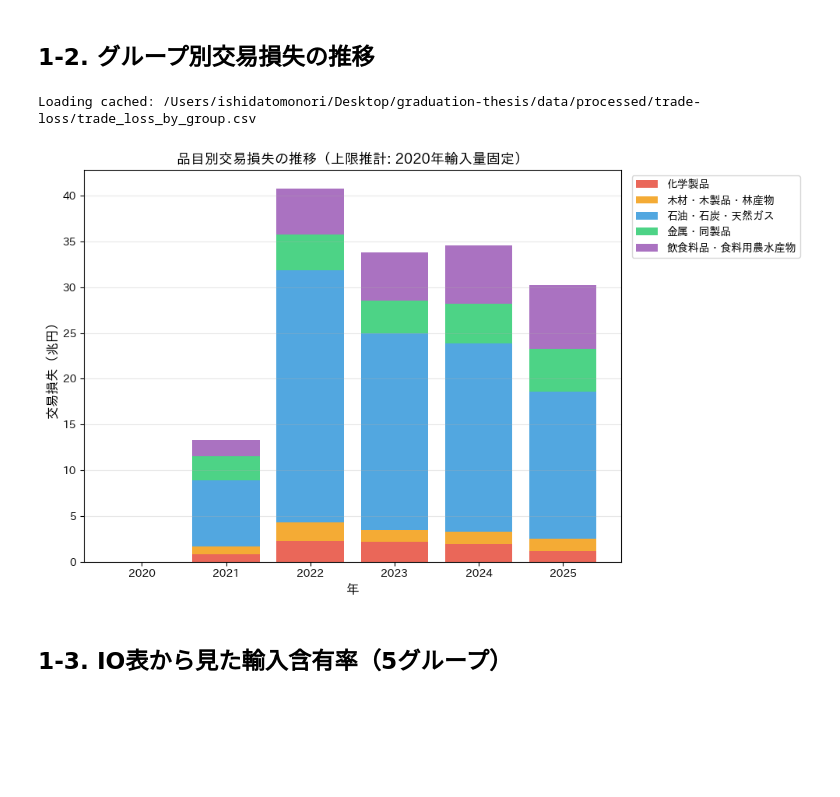
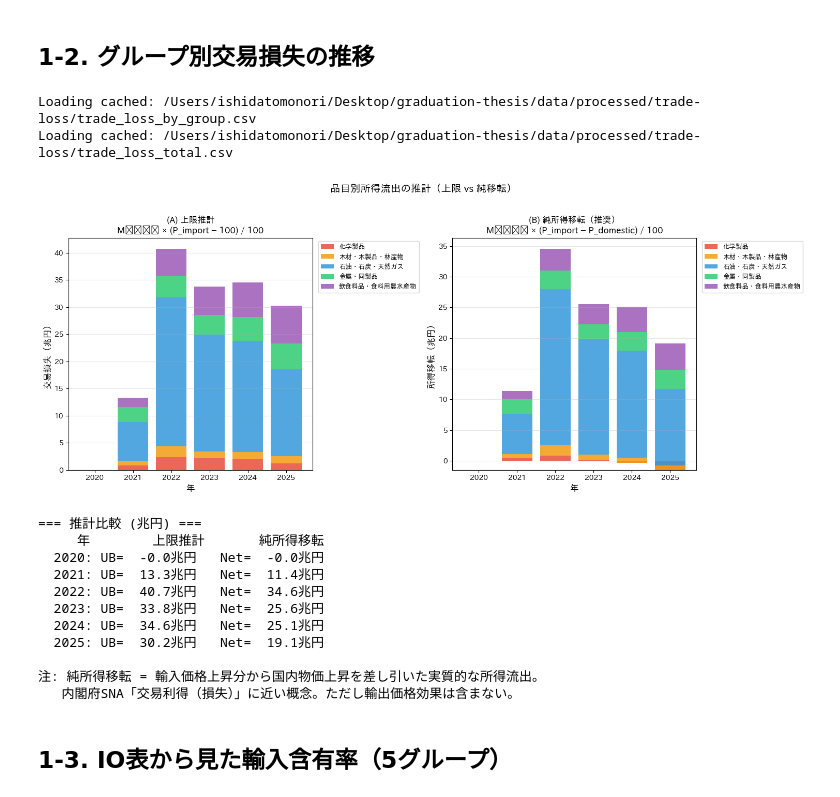
Before and after one commit to TOMTOM2004/graduation-thesis, a Jupyter notebook: notebooks/01_phase1_trade_loss.ipynb, the cells around one changed output. Saved outputs shown, nothing was run; the diff lists cells and outputs as text; code cells hidden in the pictures; blank space fills up the shorter version.

```diff
--- a/notebooks/01_phase1_trade_loss.ipynb
+++ b/notebooks/01_phase1_trade_loss.ipynb
@@ -59,32 +59,68 @@ year
 ## 1-2. グループ別交易損失の推移
 # %%
 loss_df = compute_trade_loss()
-# Convert to tn JPY for readability
-loss_df['trade_loss_tn_jpy'] = loss_df['trade_loss_bn_jpy'] / 1000
+total_df = compute_total_trade_loss()
 
-# Only plot 2020-2025
+# Focus on 2020-2025
 plot_df = loss_df[loss_df['year'].between(2020, 2025)]
-pivot_loss = plot_df.pivot(index='year', columns='group_ja', values='trade_loss_tn_jpy').fillna(0)
+total_plot = total_df[total_df['year'].between(2020, 2025)]
 
-fig, ax = plt.subplots(figsize=(10, 6))
-# Stacked bar
-bottom = pd.Series(0, index=pivot_loss.index)
+fig, axes = plt.subplots(1, 2, figsize=(15, 6))
+
+# Left: Upper bound (stacked by group)
+ax = axes[0]
+pivot_ub = plot_df.pivot(index='year', columns='group_ja', values='trade_loss_ub_tn_jpy').fillna(0)
+bottom = pd.Series(0, index=pivot_ub.index)
 colors = ['#e74c3c', '#f39c12', '#3498db', '#2ecc71', '#9b59b6']
-for col, color in zip(pivot_loss.columns, colors):
-    ax.bar(pivot_loss.index, pivot_loss[col], bottom=bottom, label=col, color=color, alpha=0.85)
-    bottom += pivot_loss[col]
-
+for col, color in zip(pivot_ub.columns, colors):
+    ax.bar(pivot_ub.index, pivot_ub[col], bottom=bottom, label=col, color=color, alpha=0.85)
+    bottom += pivot_ub[col]
 ax.set_xlabel('年', fontsize=12)
 ax.set_ylabel('交易損失（兆円）', fontsize=12)
-ax.set_title('品目別交易損失の推移（上限推計: 2020年輸入量固定）', fontsize=13)
-ax.legend(bbox_to_anchor=(1.01, 1), loc='upper left')
+ax.set_title('(A) 上限推計\nM₂₀₂₀ × (P_import − 100) / 100', fontsize=12)
+ax.legend(bbox_to_anchor=(1.01, 1), loc='upper left', fontsize=9)
 ax.grid(axis='y', alpha=0.3)
+
+# Right: Net income transfer (stacked by group)
+ax = axes[1]
+pivot_net = plot_df.pivot(index='year', columns='group_ja', values='trade_loss_net_tn_jpy').fillna(0)
+bottom = pd.Series(0, index=pivot_net.index)
+for col, color in zip(pivot_net.columns, colors):
+    ax.bar(pivot_net.index, pivot_net[col], bottom=bottom, label=col, color=color, alpha=0.85)
+    bottom += pivot_net[col]
+ax.set_xlabel('年', fontsize=12)
+ax.set_ylabel('所得移転（兆円）', fontsize=12)
+ax.set_title('(B) 純所得移転（推奨）\nM₂₀₂₀ × (P_import − P_domestic) / 100', fontsize=12)
+ax.legend(bbox_to_anchor=(1.01, 1), loc='upper left', fontsize=9)
+ax.grid(axis='y', alpha=0.3)
+
+plt.suptitle('品目別所得流出の推計（上限 vs 純移転）', fontsize=14, y=1.02)
 plt.tight_layout()
-plt.savefig('../data/processed/price-indices/fig_trade_loss_stacked.png', dpi=150, bbox_inches='tight')
+plt.savefig('../data/processed/price-indices/fig_trade_loss_dual.png', dpi=150, bbox_inches='tight')
 plt.show()
+
+print('\n=== 推計比較 (兆円) ===')
+print(f"{'年':>6}  {'上限推計':>10}  {'純所得移転':>10}")
+for _, row in total_plot.iterrows():
+    print(f"  {int(row['year'])}: UB={row['total_ub_tn_jpy']:6.1f}兆円   Net={row['total_net_tn_jpy']:6.1f}兆円")
+
+print('\n注: 純所得移転 = 輸入価格上昇分から国内物価上昇を差し引いた実質的な所得流出。')
+print('   内閣府SNA「交易利得（損失）」に近い概念。ただし輸出価格効果は含まない。')
 # %% [output]
 Loading cached: /Users/ishidatomonori/Desktop/graduation-thesis/data/processed/trade-loss/trade_loss_by_group.csv
+Loading cached: /Users/ishidatomonori/Desktop/graduation-thesis/data/processed/trade-loss/trade_loss_total.csv
-[figure, old version]
+[figure, new version]
+=== 推計比較 (兆円) ===
+     年        上限推計       純所得移転
+  2020: UB=  -0.0兆円   Net=  -0.0兆円
+  2021: UB=  13.3兆円   Net=  11.4兆円
+  2022: UB=  40.7兆円   Net=  34.6兆円
+  2023: UB=  33.8兆円   Net=  25.6兆円
+  2024: UB=  34.6兆円   Net=  25.1兆円
+  2025: UB=  30.2兆円   Net=  19.1兆円
+
+注: 純所得移転 = 輸入価格上昇分から国内物価上昇を差し引いた実質的な所得流出。
+   内閣府SNA「交易利得（損失）」に近い概念。ただし輸出価格効果は含まない。
 # %% [markdown]
 ## 1-3. IO表から見た輸入含有率（5グループ）
 # %%
```
Also changed, not shown: 3 other files.
